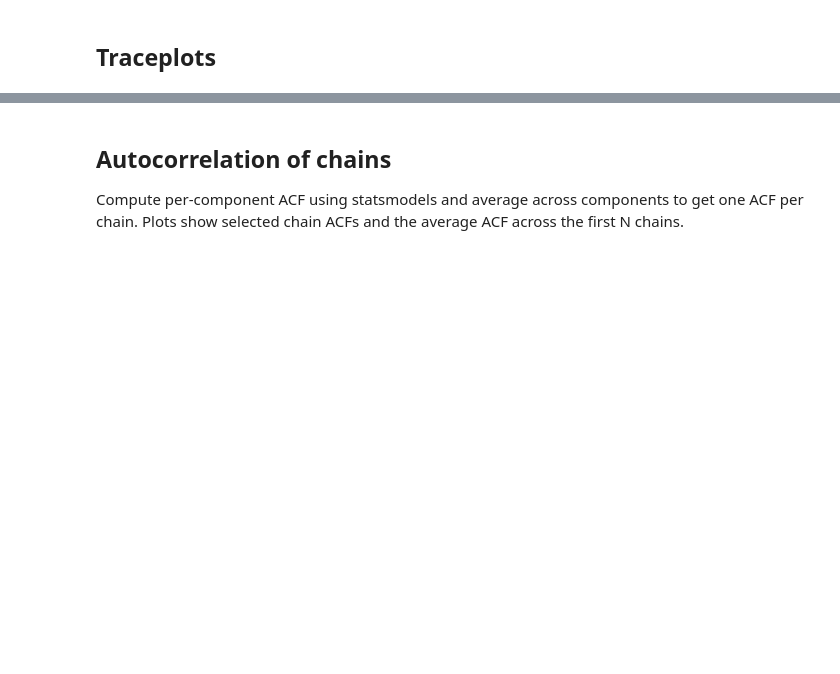
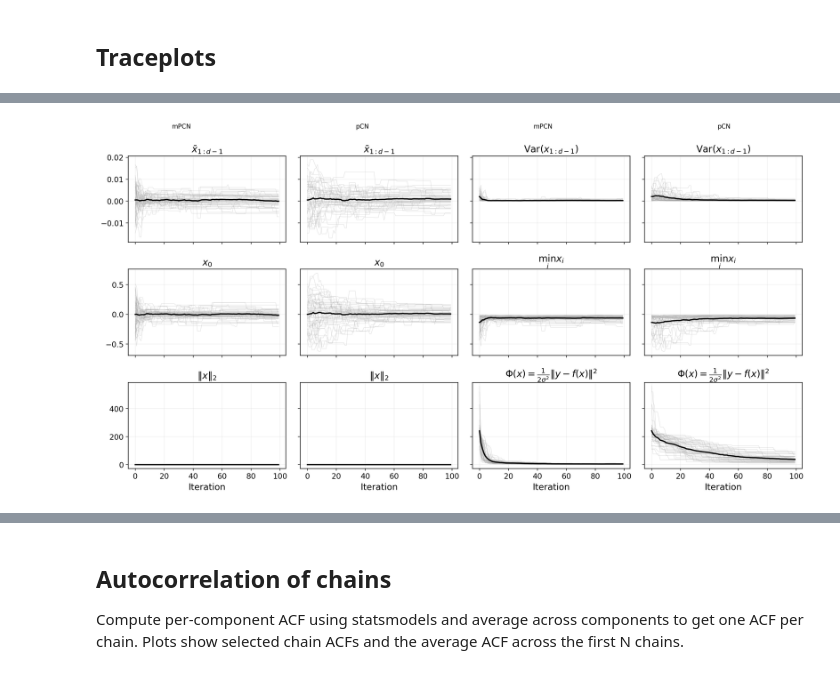
Before and after one commit to guillerminasenn/multiproposal-internal, a Jupyter notebook: notebooks/05_toy_solute_transport_mpcn_convergence.ipynb, the cells around one changed output, grey strips where cells are left out. Cells and saved outputs as stored; diff of their text form; code cells hidden in the pictures; blank space fills up the shorter version.

```diff
--- a/notebooks/05_toy_solute_transport_mpcn_convergence.ipynb
+++ b/notebooks/05_toy_solute_transport_mpcn_convergence.ipynb
@@ -451,0 +688,34 @@ else:
+# %%
+# MSE setup: load mPCN chains
+mpcn_source_dir = Path(
+    '/home/senng/multiproposal-internal/estimations/solute_transport/'
+    'data_h4afe80f670cc/fixed/mpcn_pcn_convergence_h57eaaa0da6e8/'
+    'chains/mpcn_independent'
+ )
+mpcn_target_dir = Path(
+    '/home/senng/multiproposal-internal/estimations/solute_transport/'
+    'data_h4afe80f670cc/fixed/mpcn_pcn_convergence_hc6f2f62899e7/'
+    'chains/mpcn_independent'
+ )
+mpcn_pattern = f'mpcn_P{P}_rho{rho_tag}_seed*_chain*.npz'
+_ensure_mpcn_trimmed_chains(
+    mpcn_source_dir,
+    mpcn_target_dir,
+    mpcn_pattern,
+    max_chains=50,
+    n_keep=chain_keep,
+ )
+
+mpcn_chains_for_mse = _load_chains_from_dir(
+    mpcn_target_dir,
+    mpcn_pattern,
+    max_chains=50,
+    n_keep=chain_keep,
+    exclude_substrings=('_partial',),
+ )
+if mpcn_chains_for_mse:
+    print(f'Loaded {len(mpcn_chains_for_mse)} mPCN chains for MSE.')
+if not mpcn_chains_for_mse or not pcn_chains_for_mse:
+    print('Warning: missing chains for MSE computation.')
+
+posterior_mean_chain_count = min(50, len(mpcn_chains_for_mse))
@@ -600,11 +964,7 @@ plt.show()
 # Overlayed traceplots for additional observables
 apply_pub_style()
 
-from multiproposal.diagnostics.observables import (
-    make_parameter_observables,
-    select_observables,
-    stack_observable_series,
- )
+from multiproposal.diagnostics.observables import stack_observable_series
 
 plot_n = min(n_iters, 100)
 mpcn_plot_count = 50
@@ -623,9 +983,7 @@ mean_color = '0.0'
 chain_linewidth = 0.6
 mean_linewidth = 2.0
 
-observable_ids_trace = [1, 2, 3, 4, 7, 8]
-observable_defs = make_parameter_observables(problem, d)
-observables_to_plot = select_observables(observable_defs, observable_ids_trace)
+observables_to_plot = trace_plot_defs
 if not observables_to_plot:
     raise ValueError('No observables selected for plotting.')
 
@@ -662,33 +1020,35 @@ for obs_idx, obs in enumerate(observables_to_plot):
         )
     ax_m.plot(mpcn_mean, linewidth=mean_linewidth, color=mean_color)
     ax_m.set_title(obs.label)
     ax_m.grid(alpha=0.2)
 
     for chain_idx in range(pcn_obs.shape[0]):
         ax_p.plot(
             pcn_obs[chain_idx],
             linewidth=chain_linewidth,
             color=chain_color,
             alpha=0.35,
         )
     ax_p.plot(pcn_mean, linewidth=mean_linewidth, color=mean_color)
     ax_p.set_title(obs.label)
     ax_p.grid(alpha=0.2)
 
 if n_obs % 2 == 1:
     for ax in axes[-1, 2:4]:
         ax.set_visible(False)
 
 for ax in axes[-1, :]:
     if ax.get_visible():
         ax.set_xlabel('Iteration')
 
 fig.tight_layout(rect=(0.0, 0.0, 1.0, 0.965))
 fig.savefig(
     reports_dir / f'solute_transport_mpcn_vs_pcn_traceplots_observables_rho{rho_tag}.png',
     bbox_inches='tight',
 )
 plt.show()
+# %% [output]
+[figure, added]
 # %%
 # Publication-quality observables: mean, variance, norm, potential
 apply_pub_style()
```
Also changed, not shown: parts of 24 cells of this notebook, 3 other files.
